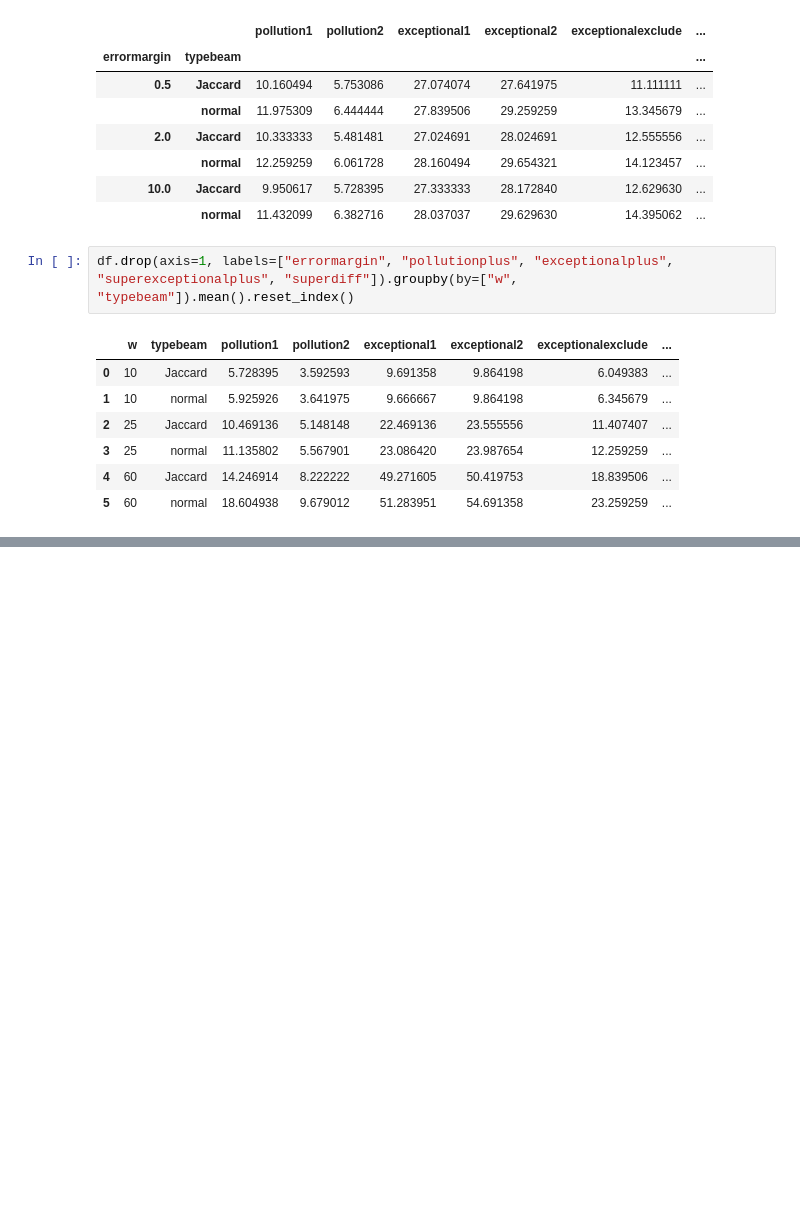
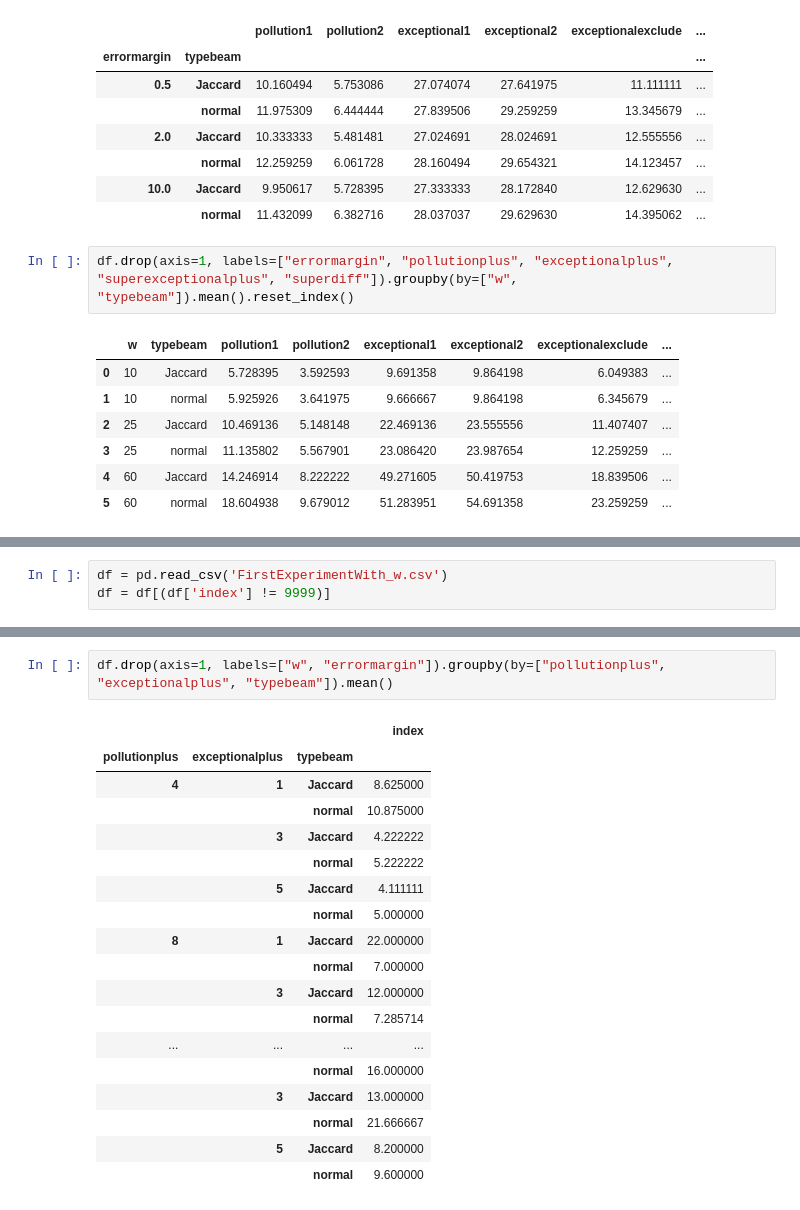
Before and after one commit to BartSlenders/EMM-JaccardBeamSearch-Thesis, a Jupyter notebook: test.ipynb, the cells around one changed output, grey strips where cells are left out. Saved outputs shown, nothing was run; the diff lists cells and outputs as text; blank space fills up the shorter version.

```diff
--- a/test.ipynb
+++ b/test.ipynb
@@ -222,0 +312,3 @@ df.drop(axis=1, labels=["errormargin", "pollutionplus", "exceptionalplus", "supe
+# %%
+df = pd.read_csv('FirstExperimentWith_w.csv')
+df = df[(df['index'] != 9999)]
@@ -222,0 +359,21 @@ df.drop(axis=1, labels=["errormargin", "pollutionplus", "exceptionalplus", "supe
+# %%
+df.drop(axis=1, labels=["w", "errormargin"]).groupby(by=["pollutionplus", "exceptionalplus", "typebeam"]).mean()
+# %% [output]
+|  |  |  | index |
+| pollutionplus | exceptionalplus | typebeam |  |
+| 4 | 1 | Jaccard | 8.625000 |
+|  |  | normal | 10.875000 |
+|  | 3 | Jaccard | 4.222222 |
+|  |  | normal | 5.222222 |
+|  | 5 | Jaccard | 4.111111 |
+|  |  | normal | 5.000000 |
+| 8 | 1 | Jaccard | 22.000000 |
+|  |  | normal | 7.000000 |
+|  | 3 | Jaccard | 12.000000 |
+|  |  | normal | 7.285714 |
+| ... | ... | ... | ... |
+|  |  | normal | 16.000000 |
+|  | 3 | Jaccard | 13.000000 |
+|  |  | normal | 21.666667 |
+|  | 5 | Jaccard | 8.200000 |
+|  |  | normal | 9.600000 |
```
Also changed, not shown: parts of 20 cells of this notebook.
